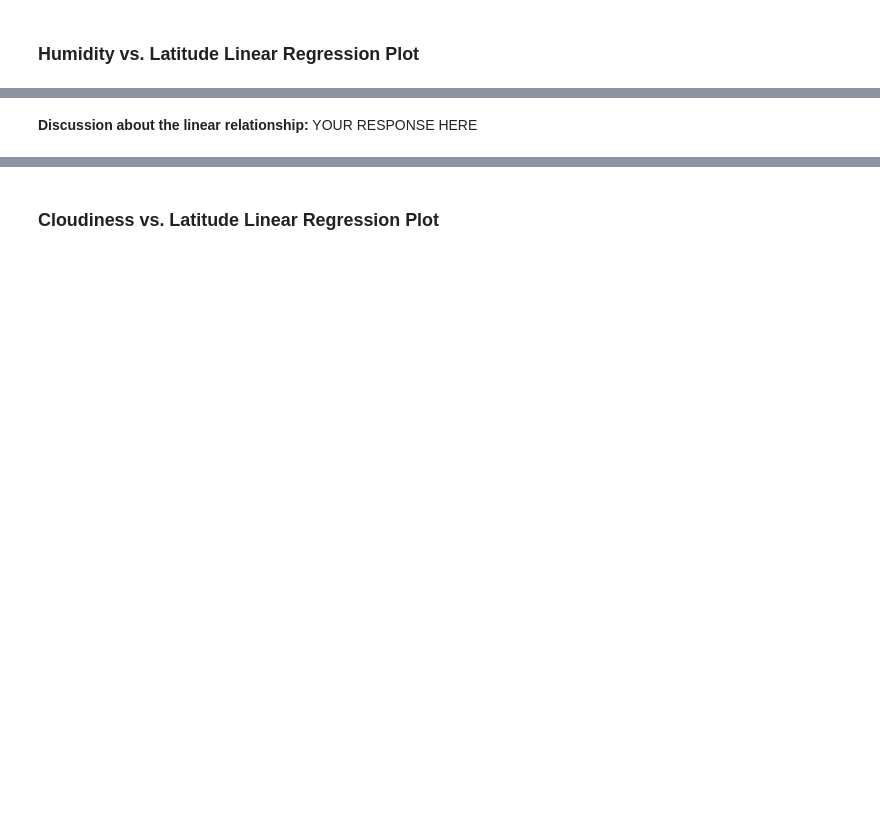
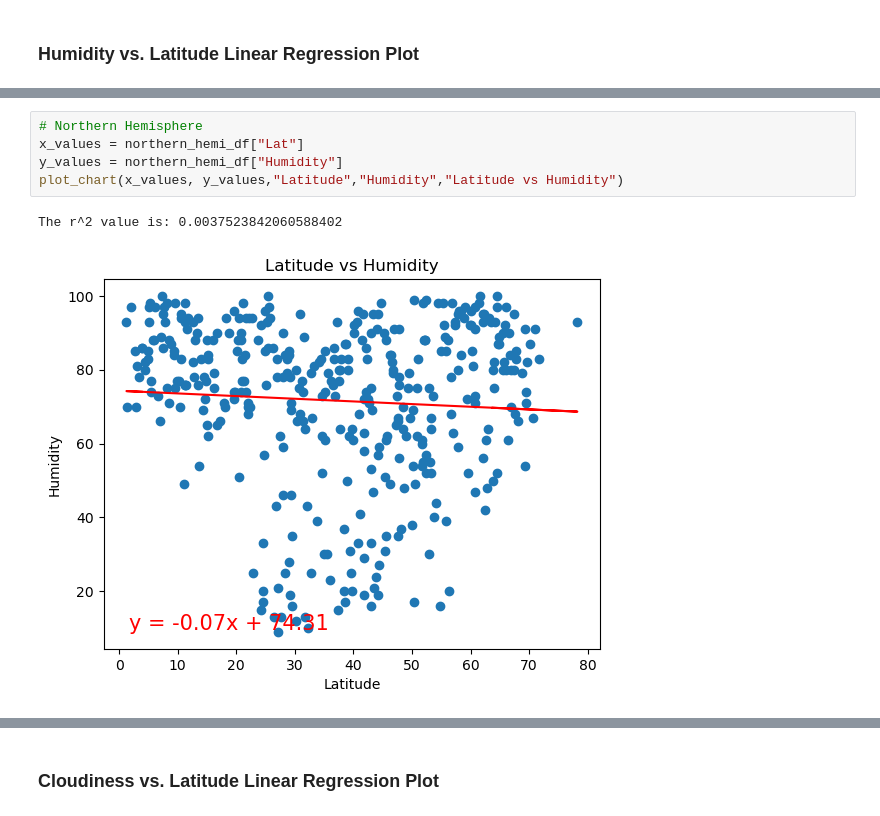
Before and after one commit to prekha32/python-api-challenge, a Jupyter notebook: WeatherPy/WeatherPy.ipynb, the cells around one changed output, grey strips where cells are left out. Drawn from its saved outputs; the diff is of its cells as text; blank space fills up the shorter version.

```diff
--- a/WeatherPy/WeatherPy.ipynb
+++ b/WeatherPy/WeatherPy.ipynb
@@ -354,2 +342,8 @@ The r^2-value is: 0.00014367159540169783
-# %% [markdown]
-**Discussion about the linear relationship:** YOUR RESPONSE HERE
+# %%
+# Northern Hemisphere
+x_values = northern_hemi_df["Lat"]
+y_values = northern_hemi_df["Humidity"]
+plot_chart(x_values, y_values,"Latitude","Humidity","Latitude vs Humidity")
+# %% [output]
+The r^2 value is: 0.0037523842060588402
+[figure, added]
```
Also changed, not shown: parts of 17 cells of this notebook, 1 other file.
